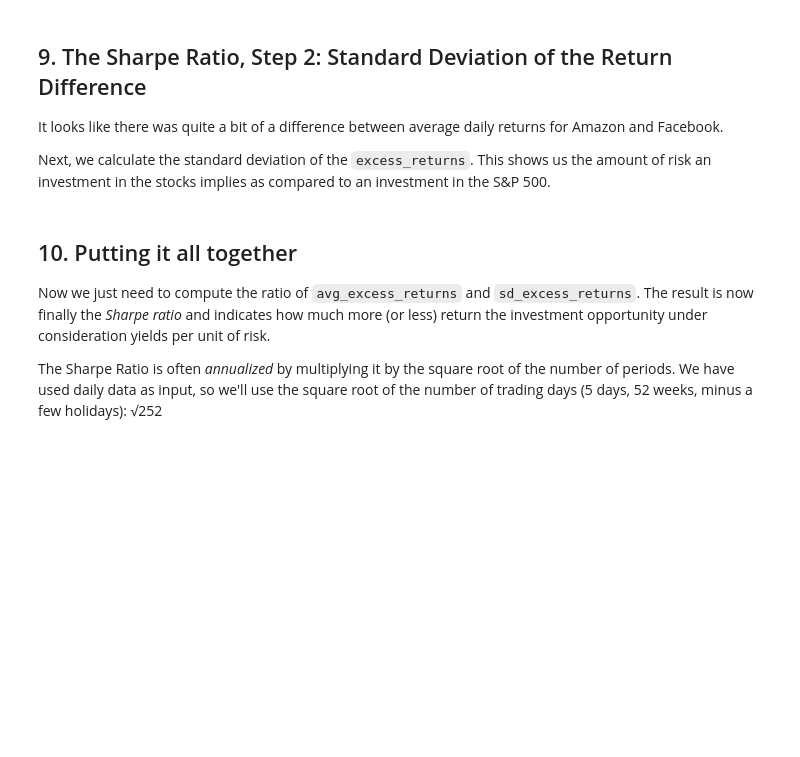
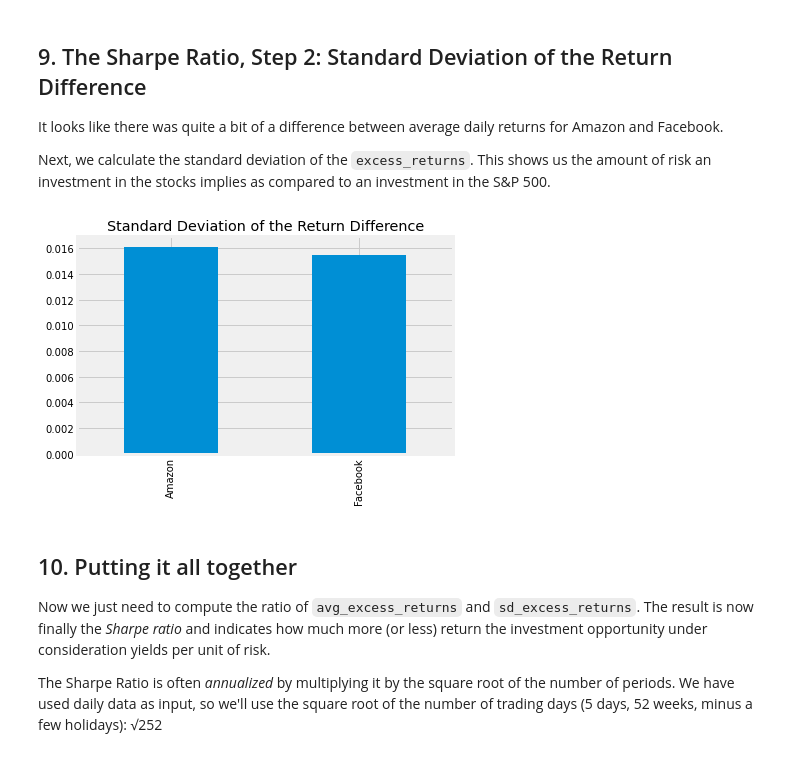
Before and after one commit to dawsonc96/Sharpe-Ratio-Project, a Jupyter notebook: notebook.ipynb, the cells around one changed output. Cells and saved outputs as stored; diff of their text form; code cells hidden in the pictures; blank space fills up the shorter version.

```diff
--- a/notebook.ipynb
+++ b/notebook.ipynb
@@ -205,10 +205,13 @@ plt.show()
 <p>Next, we calculate the standard deviation of the <code>excess_returns</code>. This shows us the amount of risk an investment in the stocks implies as compared to an investment in the S&amp;P 500.</p>
 # %%
 # calculate the standard deviations
-sd_excess_return =
+sd_excess_return = excess_returns.std()
 
 # plot the standard deviations
-# ... YOUR CODE FOR TASK 9 HERE ...
+sd_excess_return.plot.bar(title = "Standard Deviation of the Return Difference")
+plt.show()
+# %% [output]
+[figure, added]
 # %% [markdown]
 ## 10. Putting it all together
 <p>Now we just need to compute the ratio of <code>avg_excess_returns</code> and <code>sd_excess_returns</code>. The result is now finally the <em>Sharpe ratio</em> and indicates how much more (or less) return the investment opportunity under consideration yields per unit of risk.</p>
```
Also changed, not shown: parts of 1 cell of this notebook.
